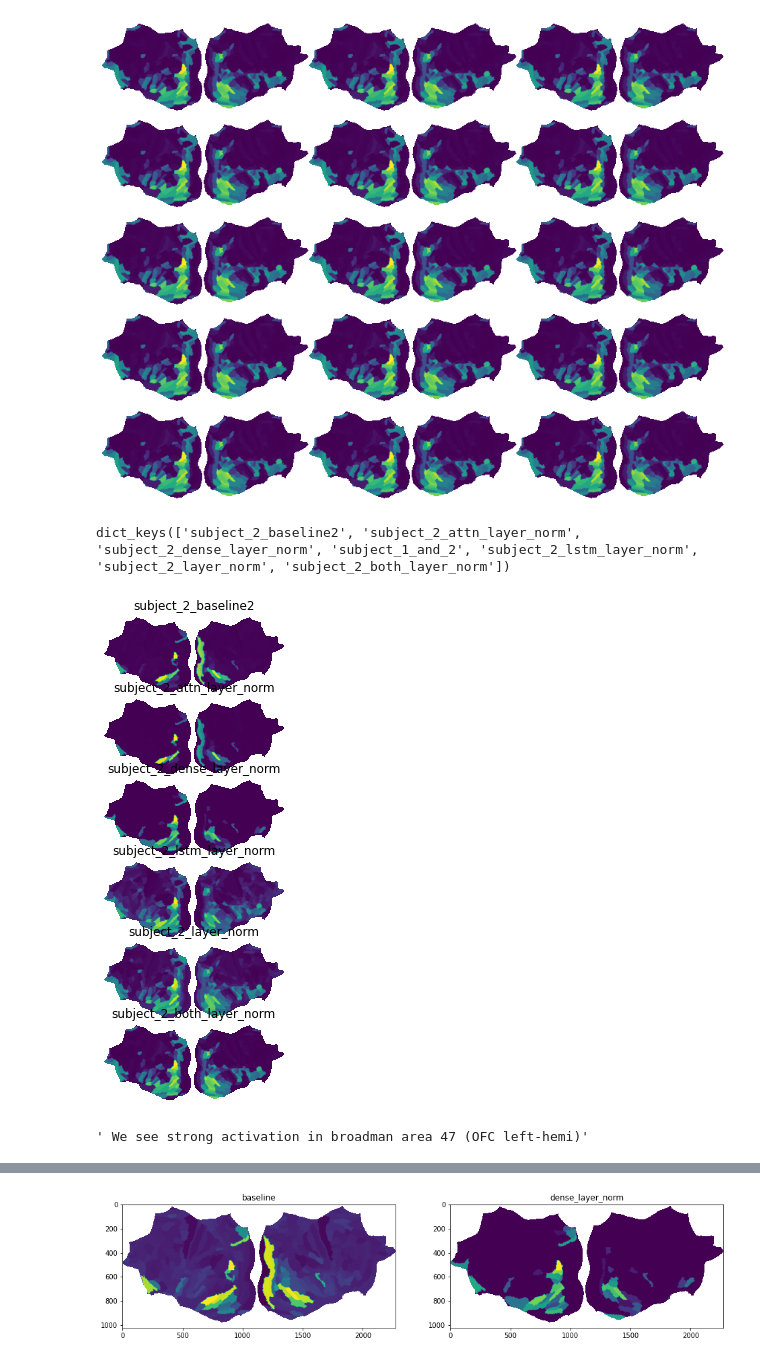
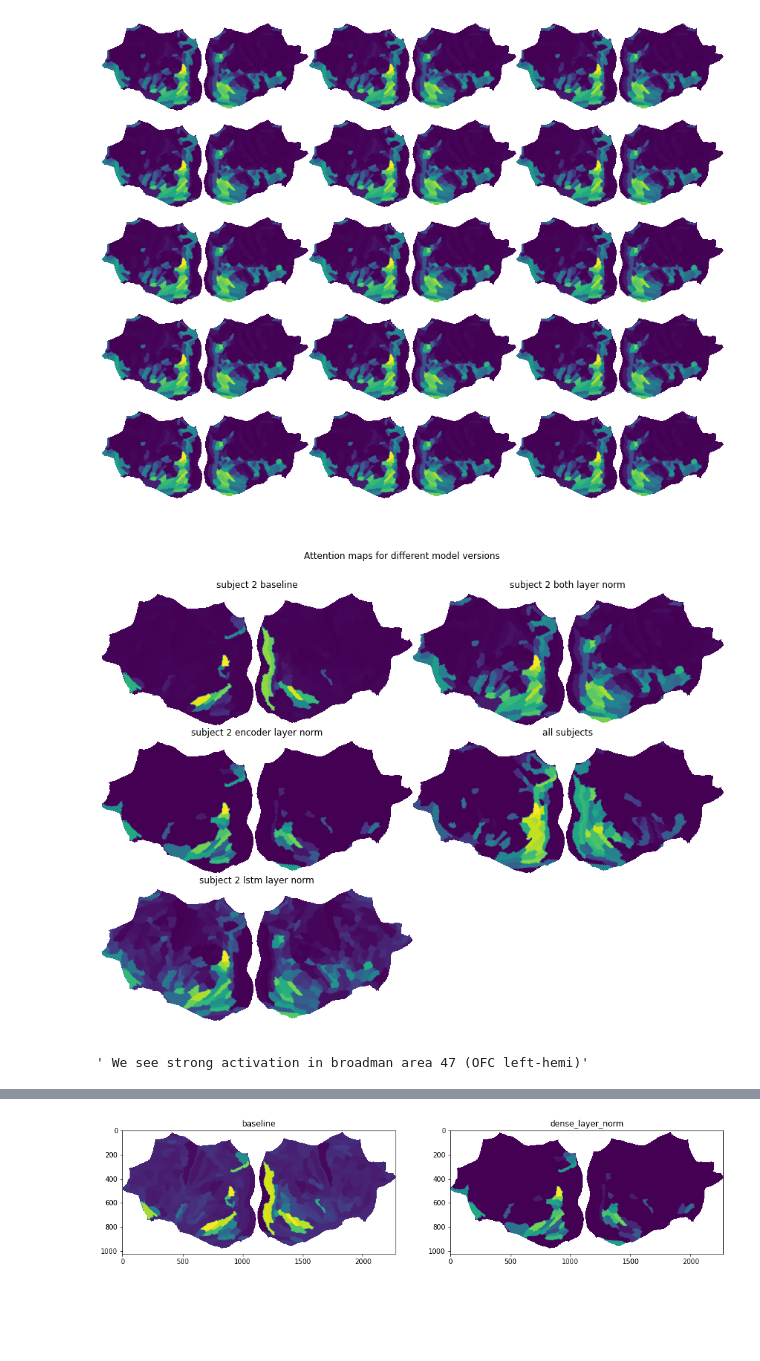
Before and after one commit to seang123/Masters-Thesis2, a Jupyter notebook: notebooks/attn_maps.ipynb, the cells around one changed output, grey strips where cells are left out. Cells and saved outputs as stored; diff of their text form; code cells hidden in the pictures; blank space fills up the shorter version.

```diff
--- a/notebooks/attn_maps.ipynb
+++ b/notebooks/attn_maps.ipynb
@@ -252,29 +251,49 @@ plt.show()
 # %% [output]
 [figure]
 # %%
-print(data.keys())
-fig, ax = plt.subplots(6, 1, figsize=(16, 9))
+# print(data.keys())
+fig, ax = plt.subplots(3, 2, figsize=(15, 11))
 
+interests = ['subject_2_baseline2',
+             'subject_2_dense_layer_norm',
+             'subject_2_lstm_layer_norm',
+             'subject_2_both_layer_norm',
+             'all_subjects',
+             ]
+names = ['subject 2 baseline',
+         'subject 2 encoder layer norm',
+         'subject 2 lstm layer norm',
+         'subject 2 both layer norm',
+         'all subjects']
 
 i = 0
-for k, v in data.items():
+r, c = 0, 0
+# for k, v in data.items():
+for i, k in enumerate(interests):
+    v = data[k]
     d = np.mean(v, axis=(0,1))
     try:
         gr = generate_plot(d)
     except Exception:
         continue
     im, _ = get_flatmap(gr)
 
-    ax[i].imshow(im)
-    ax[i].axis('off')
-    ax[i].set_title(k)
-    i += 1
+    ax[r,c].imshow(im)
+    ax[r,c].axis('off')
+    ax[r,c].set_title(names[i])
+    r += 1
+    if r >= 3:
+        r = 0
+        c += 1
+
+ax[r,c].axis('off')
 
 plt.subplots_adjust(wspace=0, hspace=0)
+plt.suptitle("\n\nAttention maps for different model versions")
+# plt.savefig(f"{home_dir}/Plots/different_attn_maps.png", bbox_inches='tight')
 plt.show()
 
 """ We see strong activation in broadman area 47 (OFC left-hemi)"""
 # %% [output]
+[figure, new version]
-dict_keys(['subject_2_baseline2', 'subject_2_attn_layer_norm', 'subject_2_dense_layer_norm', 'subject_1_and_2', 'subject_2_lstm_layer_norm', 'subject_2_layer_norm', 'subject_2_both_layer_norm'])
+' We see strong activation in broadman area 47 (OFC left-hemi)'
-[figure, old version]
-' We see strong activation in broadman area 47 (OFC left-hemi)'
```
Also changed, not shown: parts of 36 cells of this notebook, 16 other files.
